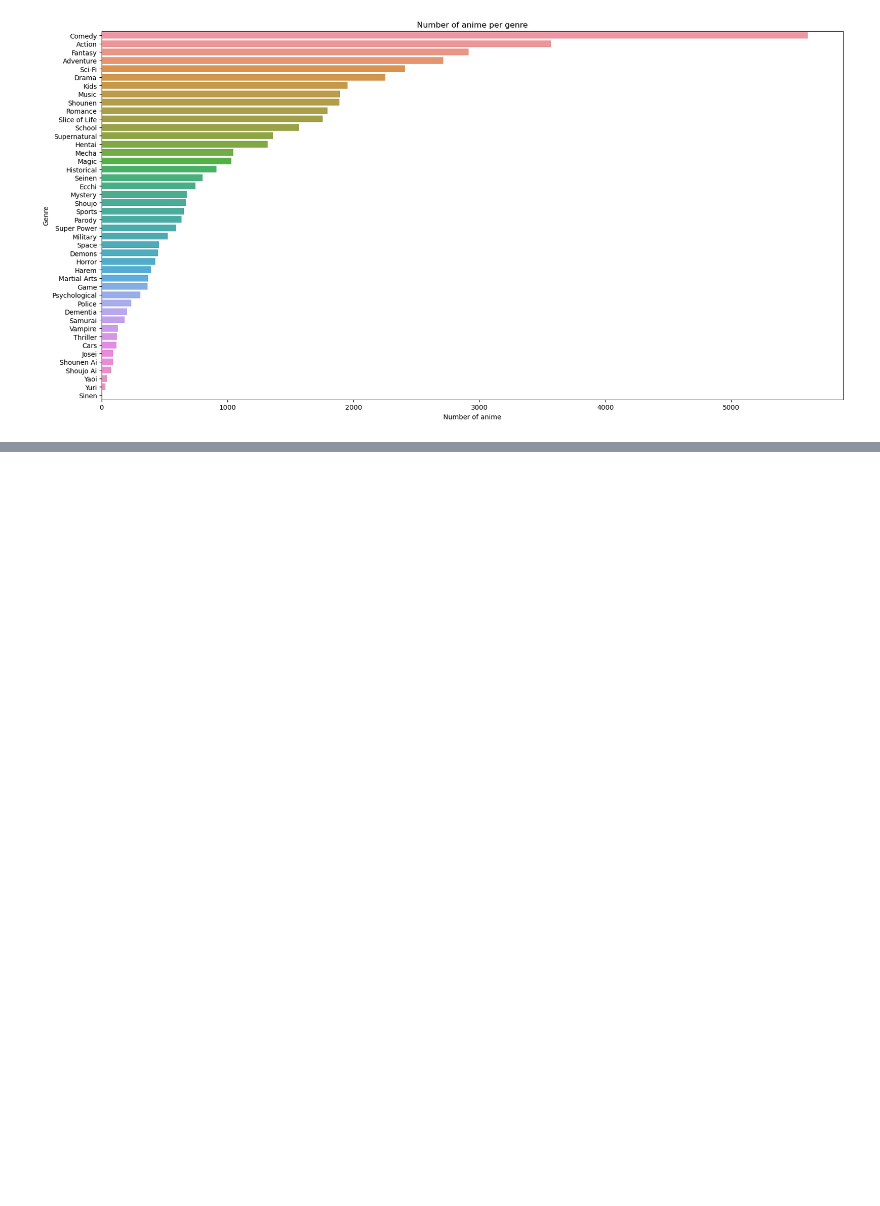
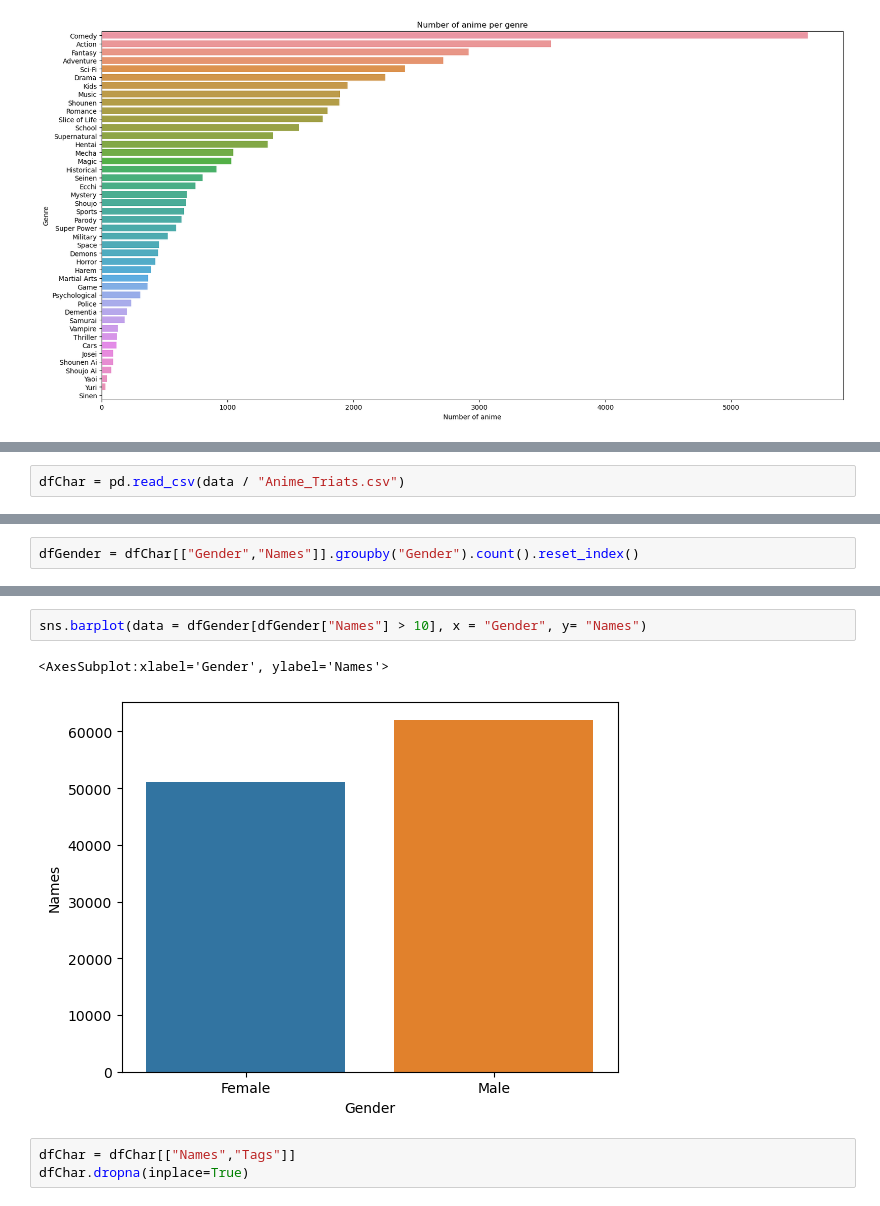
Before and after one commit to com-480-data-visualization/project-2023-vizmoica, a Jupyter notebook: eda_country.ipynb, the cells around one changed output, grey strips where cells are left out. Cells and saved outputs as stored; diff of their text form; blank space fills up the shorter version.

```diff
--- a/eda_country.ipynb
+++ b/eda_country.ipynb
@@ -774,0 +779,2 @@ plt.show()
+# %%
+dfChar = pd.read_csv(data / "Anime_Triats.csv")
@@ -774,0 +798,2 @@ plt.show()
+# %%
+dfGender = dfChar[["Gender","Names"]].groupby("Gender").count().reset_index()
@@ -774,0 +809,8 @@ plt.show()
+# %%
+sns.barplot(data = dfGender[dfGender["Names"] > 10], x = "Gender", y= "Names")
+# %% [output]
+<AxesSubplot:xlabel='Gender', ylabel='Names'>
+[figure, added]
+# %%
+dfChar = dfChar[["Names","Tags"]]
+dfChar.dropna(inplace=True)
```
Also changed, not shown: parts of 12 cells of this notebook, 1 other file.
